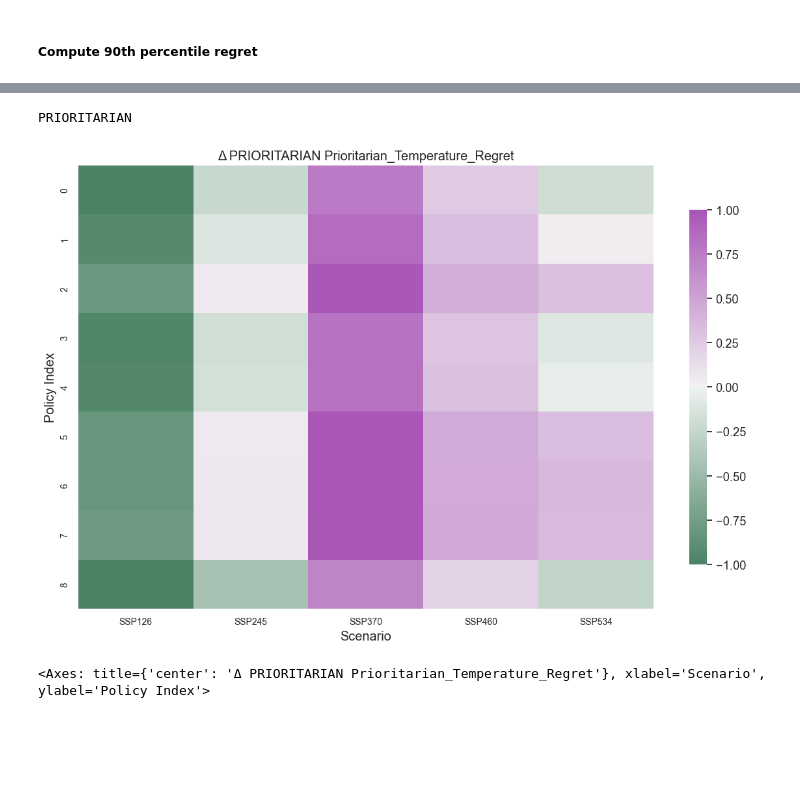
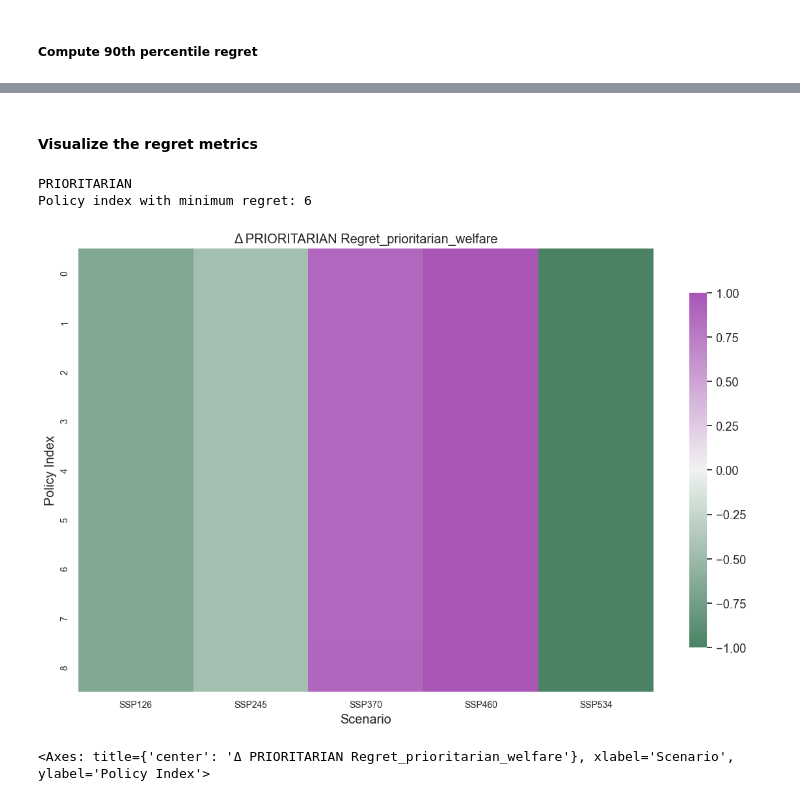
Before and after one commit to pollockDeVis/JUSTICE, a Jupyter notebook: nu_analysis.ipynb, the cells around one changed output, grey strips where cells are left out. Cells and saved outputs as stored; diff of their text form; code cells hidden in the pictures; blank space fills up the shorter version.

Commit message:
testing different minimax regret policies. Need to test script with py file to see if hard reset on scenarios is working

```diff
--- a/nu_analysis.ipynb
+++ b/nu_analysis.ipynb
@@ -724,16 +553,22 @@ Saved p90 delta data to data/temporary/NU_DATA/combined/SSP2/p90_regret_PRIORITA
+# %% [markdown]
+#### Visualize the regret metrics
 # %%
 import matplotlib.pyplot as plt
 import seaborn as sns
 from pathlib import Path
 from justice.util.visualizer import plot_regret_heatmap
 import pandas as pd
+from justice.util.output_data_processor import minimax_regret_policy
+from justice.util.enumerations import WelfareFunction, SSP
 
 # Example usage:
 # Define parameters similar to your original code
 swf = WelfareFunction.PRIORITARIAN
 ssp = SSP.SSP2
 path = f"data/temporary/NU_DATA/combined/{str(ssp).split('.')[1]}/"
-variable_of_interest = "global_temperature"
+variable_of_interest = "prioritarian_welfare"
+
+
 swf_name = swf.value[1]  # e.g., 'prioritarian' or 'utilitarian'
 print(swf_name)
 baseline_scenario     = "SSP245"
@@ -743,34 +578,39 @@ plot_dir.mkdir(exist_ok=True, parents=True)
 
 data = pd.read_csv(
     base_dir / f"p90_regret_{swf_name}_{variable_of_interest}.csv",
     index_col=0,)
-name = "Prioritarian_Temperature_Regret" #"Utilitarian_Temperature_Regret"
+name = f"Regret_{variable_of_interest}" #"Utilitarian_Temperature_Regret"
+
+
+temp_idx = minimax_regret_policy(data)
+print("Policy index with minimum regret:", temp_idx)
 
 # Suppose you have N rows and M columns.  A good rule‐of‐thumb is:
 #   height = N * row_height, width = M * col_width
 # e.g. row_height=0.25 inch, col_width=1 inch
 n_rows, n_cols = data.shape
 fig_w = n_cols * 1.0
 fig_h = n_rows * 0.25
 
 plot_regret_heatmap(
     data=data,
     figsize=(12, 8),
     font_scale=1.2,
     cmap= sns.diverging_palette(145, 300, s=60, as_cmap=True),#sns.diverging_palette(220, 20, as_cmap=True),#"vlag", #"coolwarm",
     center=0.0,
     square=True,
     cbar_label=" ",
     title=f"Δ {swf_name} {name}",
     show_values=False,           # ← turn on annotations
     fmt=".3f",                  # three decimal places
     annot_kws={"size": 8, "color": "black"},
-    save_path=plot_dir / f"{swf_name}_{name}_diff_annotated.svg",
+    save_path=plot_dir / f"{swf_name}_{name}_{variable_of_interest}_diff_annotated.svg",
     xtick_labelsize=10,
     ytick_labelsize=10,
     scaling=True,               # ← scale to [-1,1]
 )
 # %% [output]
 PRIORITARIAN
+Policy index with minimum regret: 6
-[figure, old version]
+[figure, new version]
-<Axes: title={'center': 'Δ PRIORITARIAN Prioritarian_Temperature_Regret'}, xlabel='Scenario', ylabel='Policy Index'>
+<Axes: title={'center': 'Δ PRIORITARIAN Regret_prioritarian_welfare'}, xlabel='Scenario', ylabel='Policy Index'>
```
Also changed, not shown: parts of 6 cells of this notebook, 3 other files.
